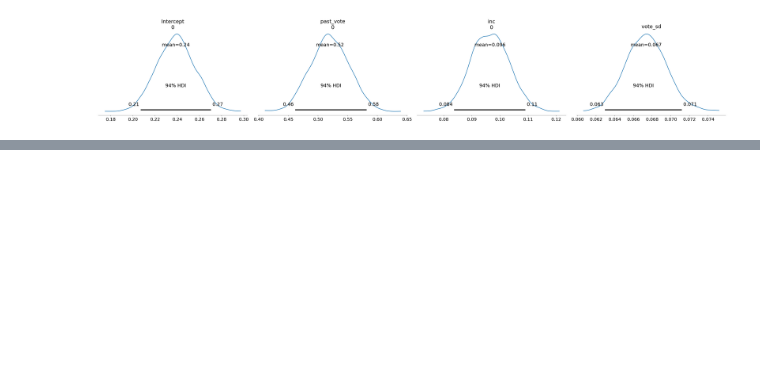
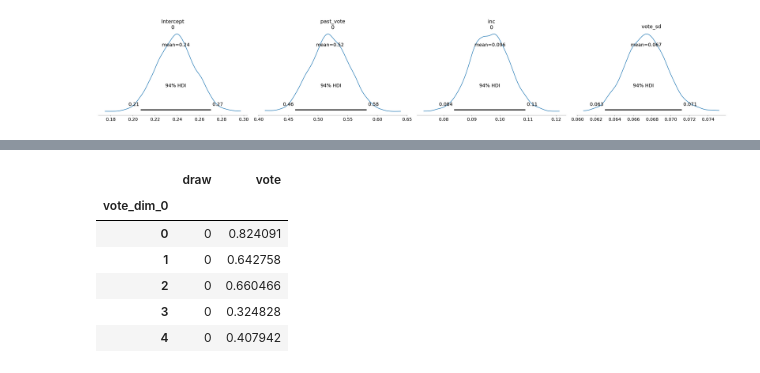
Before and after one commit to tommylees112/Bambi_resources, a Jupyter notebook: ROS/Congress/congress.ipynb, the cells around one changed output, grey strips where cells are left out. Cells and saved outputs as stored; diff of their text form; code cells hidden in the pictures; blank space fills up the shorter version.

```diff
--- a/ROS/Congress/congress.ipynb
+++ b/ROS/Congress/congress.ipynb
@@ -131,0 +147,12 @@ model
+# %%
+posterior_check = ppc.posterior_predictive.isel(chain=0, vote_dim_1=0).to_dataframe().reset_index("draw").drop(["chain", "vote_dim_1"], axis=1)
+# %%
+posterior_check.head()
+# %% [output]
+|  | draw | vote |
+| vote_dim_0 |  |  |
+| 0 | 0 | 0.824091 |
+| 1 | 0 | 0.642758 |
+| 2 | 0 | 0.660466 |
+| 3 | 0 | 0.324828 |
+| 4 | 0 | 0.407942 |
```
Also changed, not shown: parts of 7 cells of this notebook.
